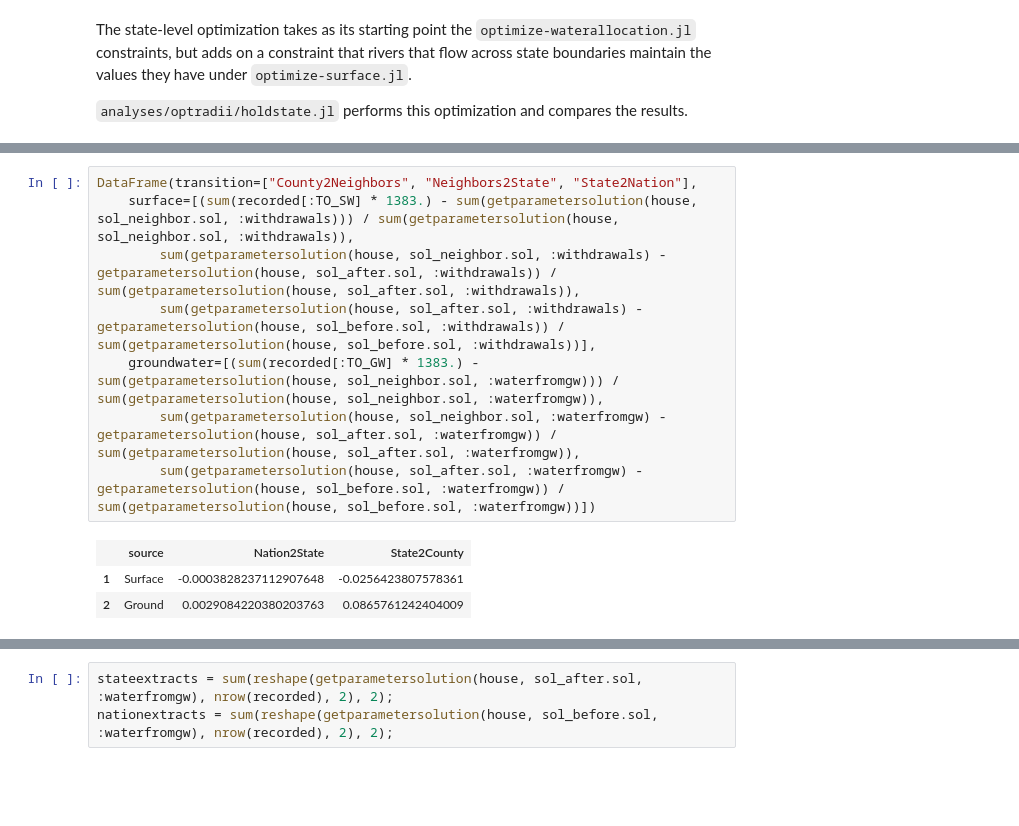
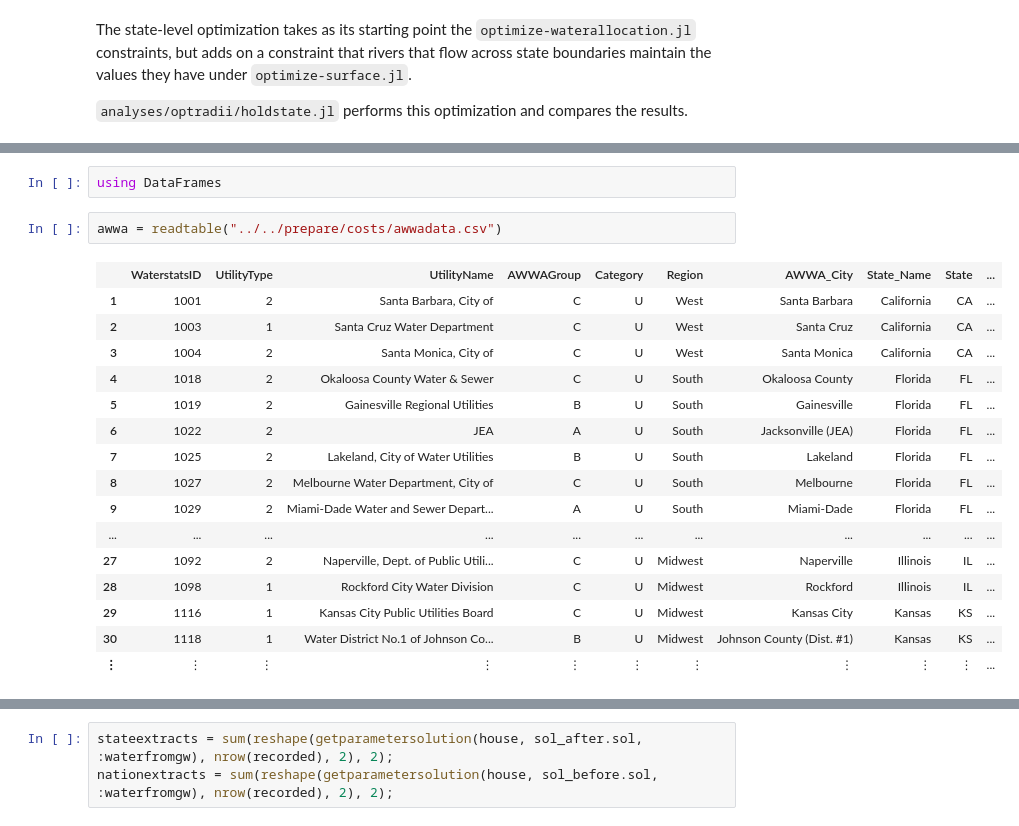
Before and after one commit to AmericasWater/awash, a Jupyter notebook: docs/analyses/Optimization by Radius.ipynb, the cells around one changed output, grey strips where cells are left out. Cells and saved outputs as stored; diff of their text form; blank space fills up the shorter version.

```diff
--- a/docs/analyses/Optimization by Radius.ipynb
+++ b/docs/analyses/Optimization by Radius.ipynb
@@ -128,12 +15,21 @@ DataFrame(radius=["County", "Neighbors", "State", "Nation"],
-# %%
-DataFrame(transition=["County2Neighbors", "Neighbors2State", "State2Nation"],
-    surface=[(sum(recorded[:TO_SW] * 1383.) - sum(getparametersolution(house, sol_neighbor.sol, :withdrawals))) / sum(getparametersolution(house, sol_neighbor.sol, :withdrawals)),
-        sum(getparametersolution(house, sol_neighbor.sol, :withdrawals) - getparametersolution(house, sol_after.sol, :withdrawals)) / sum(getparametersolution(house, sol_after.sol, :withdrawals)),
-        sum(getparametersolution(house, sol_after.sol, :withdrawals) - getparametersolution(house, sol_before.sol, :withdrawals)) / sum(getparametersolution(house, sol_before.sol, :withdrawals))],
-    groundwater=[(sum(recorded[:TO_GW] * 1383.) - sum(getparametersolution(house, sol_neighbor.sol, :waterfromgw))) / sum(getparametersolution(house, sol_neighbor.sol, :waterfromgw)),
-        sum(getparametersolution(house, sol_neighbor.sol, :waterfromgw) - getparametersolution(house, sol_after.sol, :waterfromgw)) / sum(getparametersolution(house, sol_after.sol, :waterfromgw)),
-        sum(getparametersolution(house, sol_after.sol, :waterfromgw) - getparametersolution(house, sol_before.sol, :waterfromgw)) / sum(getparametersolution(house, sol_before.sol, :waterfromgw))])
-# %% [output]
-|  | source | Nation2State | State2County |
-| 1 | Surface | -0.0003828237112907648 | -0.0256423807578361 |
-| 2 | Ground | 0.0029084220380203763 | 0.0865761242404009 |
+# %%
+using DataFrames
+# %%
+awwa = readtable("../../prepare/costs/awwadata.csv")
+# %% [output]
+|  | WaterstatsID | UtilityType | UtilityName | AWWAGroup | Category | Region | AWWA_City | State_Name | State | ... |
+| 1 | 1001 | 2 | Santa Barbara, City of | C | U | West | Santa Barbara | California | CA | ... |
+| 2 | 1003 | 1 | Santa Cruz Water Department | C | U | West | Santa Cruz | California | CA | ... |
+| 3 | 1004 | 2 | Santa Monica, City of | C | U | West | Santa Monica | California | CA | ... |
+| 4 | 1018 | 2 | Okaloosa County Water & Sewer | C | U | South | Okaloosa County | Florida | FL | ... |
+| 5 | 1019 | 2 | Gainesville Regional Utilities | B | U | South | Gainesville | Florida | FL | ... |
+| 6 | 1022 | 2 | JEA | A | U | South | Jacksonville (JEA) | Florida | FL | ... |
+| 7 | 1025 | 2 | Lakeland, City of Water Utilities | B | U | South | Lakeland | Florida | FL | ... |
+| 8 | 1027 | 2 | Melbourne Water Department, City of | C | U | South | Melbourne | Florida | FL | ... |
+| 9 | 1029 | 2 | Miami-Dade Water and Sewer Depart... | A | U | South | Miami-Dade | Florida | FL | ... |
+| ... | ... | ... | ... | ... | ... | ... | ... | ... | ... | ... |
+| 27 | 1092 | 2 | Naperville, Dept. of Public Utili... | C | U | Midwest | Naperville | Illinois | IL | ... |
+| 28 | 1098 | 1 | Rockford City Water Division | C | U | Midwest | Rockford | Illinois | IL | ... |
+| 29 | 1116 | 1 | Kansas City Public Utilities Board | C | U | Midwest | Kansas City | Kansas | KS | ... |
+| 30 | 1118 | 1 | Water District No.1 of Johnson Co... | B | U | Midwest | Johnson County (Dist. #1) | Kansas | KS | ... |
+| ⋮ | ⋮ | ⋮ | ⋮ | ⋮ | ⋮ | ⋮ | ⋮ | ⋮ | ⋮ | ... |
```
Also changed, not shown: parts of 11 cells of this notebook, 15 other files.
